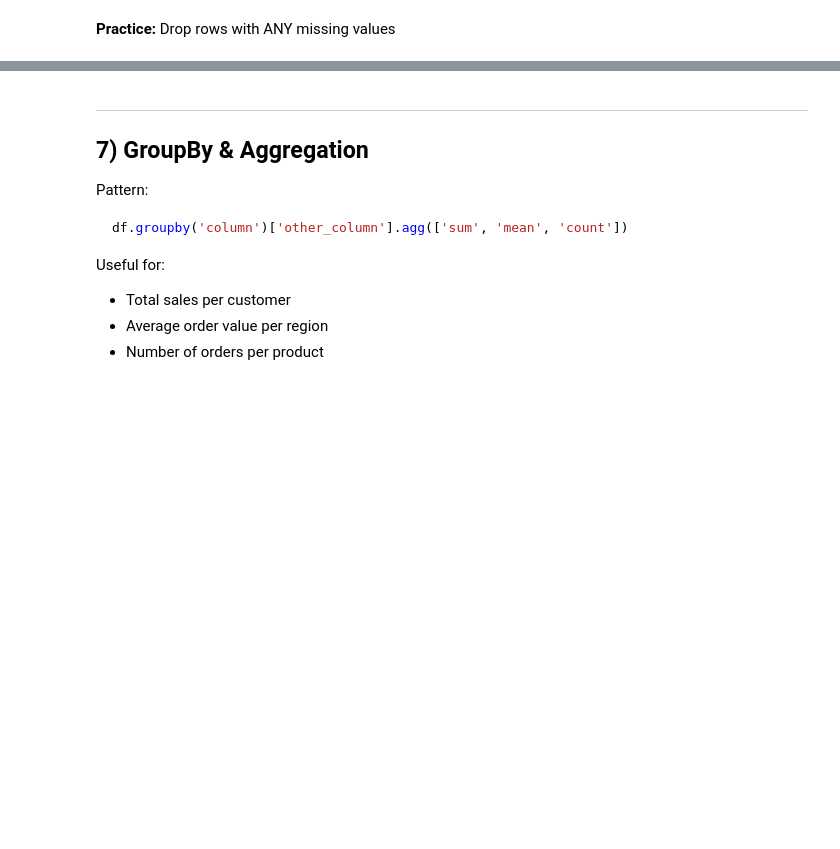
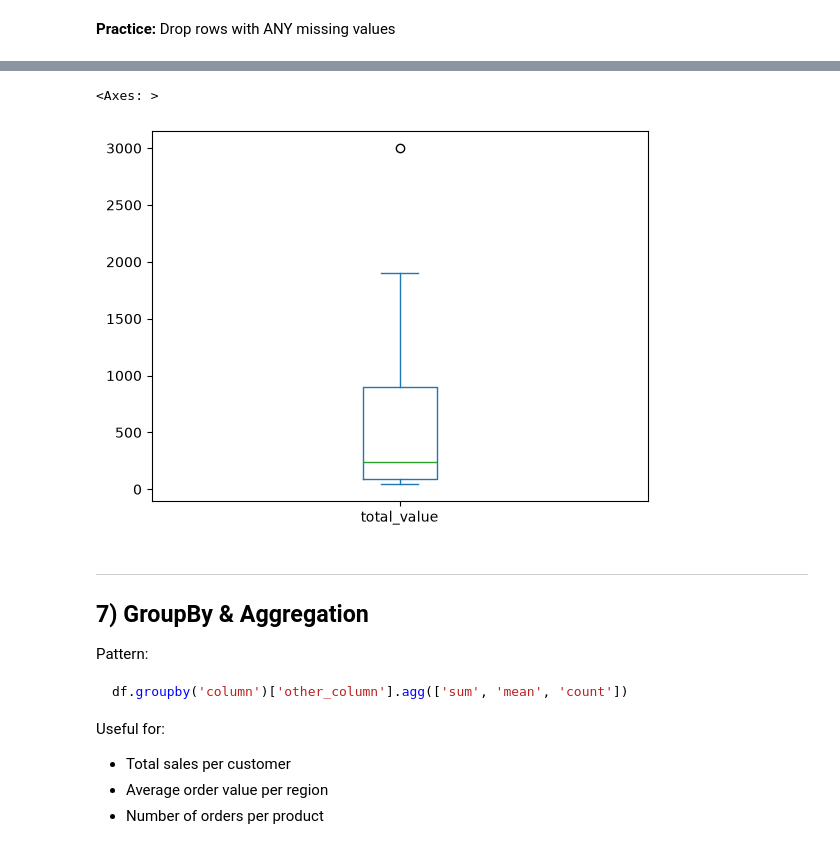
Before and after one commit to sari-3/ETL-pandas, a Jupyter notebook: 1_Pandas_Essentials_student.ipynb, the cells around one changed output, grey strips where cells are left out. Drawn from its saved outputs; the diff is of its cells as text; code cells hidden in the pictures; blank space fills up the shorter version.

```diff
--- a/1_Pandas_Essentials_student.ipynb
+++ b/1_Pandas_Essentials_student.ipynb
@@ -274,3 +596,8 @@ Where are the missing values?
+# %%
+df[['total_value']].plot(kind = 'box')
+# %% [output]
+<Axes: >
+[figure, added]
 # %% [markdown]
 ---
 ## 7) GroupBy & Aggregation
```
Also changed, not shown: parts of 39 cells of this notebook, 4 other files.
